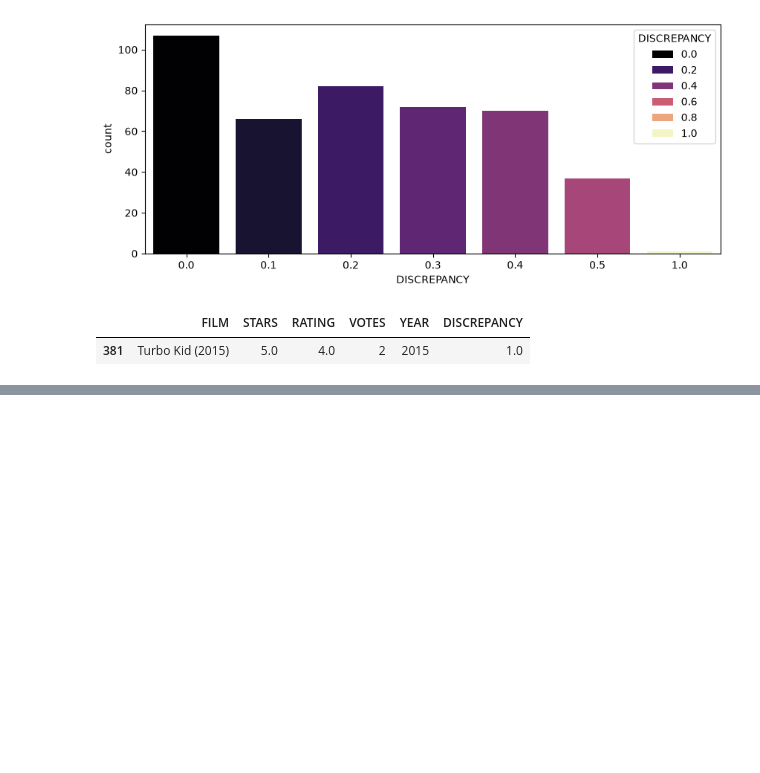
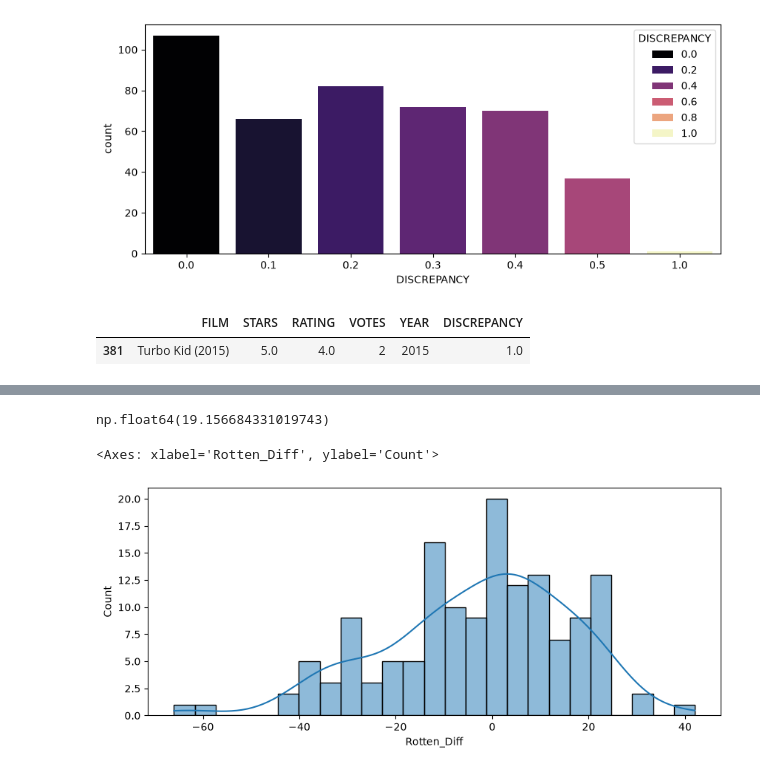
Before and after one commit to Neha1678/Fandango-movie-ticketing, a Jupyter notebook: 4_eda_fandango.ipynb, the cells around one changed output, grey strips where cells are left out. Saved outputs shown, nothing was run; the diff lists cells and outputs as text; code cells hidden in the pictures; blank space fills up the shorter version.

```diff
--- a/4_eda_fandango.ipynb
+++ b/4_eda_fandango.ipynb
@@ -180,0 +235,3 @@ fan_reviewd[fan_reviewd["DISCREPANCY"] == 1]
+# %%
+all_sites["Rotten_Diff"] = all_sites["RottenTomatoes"] - all_sites["RottenTomatoes_User"]
+all_sites["Rotten_Diff"].round(2)
@@ -180,0 +251,18 @@ fan_reviewd[fan_reviewd["DISCREPANCY"] == 1]
+# %%
+# finding the spread diff between Rotten Tomatoes scores and Rotten Tomatoes user scores
+
+# mean absolute deviation
+all_sites["Rotten_Diff"].apply(abs).mean()
+
+# standard deviation
+all_sites["Rotten_Diff"].std()
+# %% [output]
+np.float64(19.156684331019743)
+# %%
+# Plotting Rotten_Diff
+
+plt.figure(figsize=(10,4))
+sns.histplot(data=all_sites, x = "Rotten_Diff", kde=True, bins = 25)
+# %% [output]
+<Axes: xlabel='Rotten_Diff', ylabel='Count'>
+[figure, added]
```
Also changed, not shown: parts of 34 cells of this notebook.
